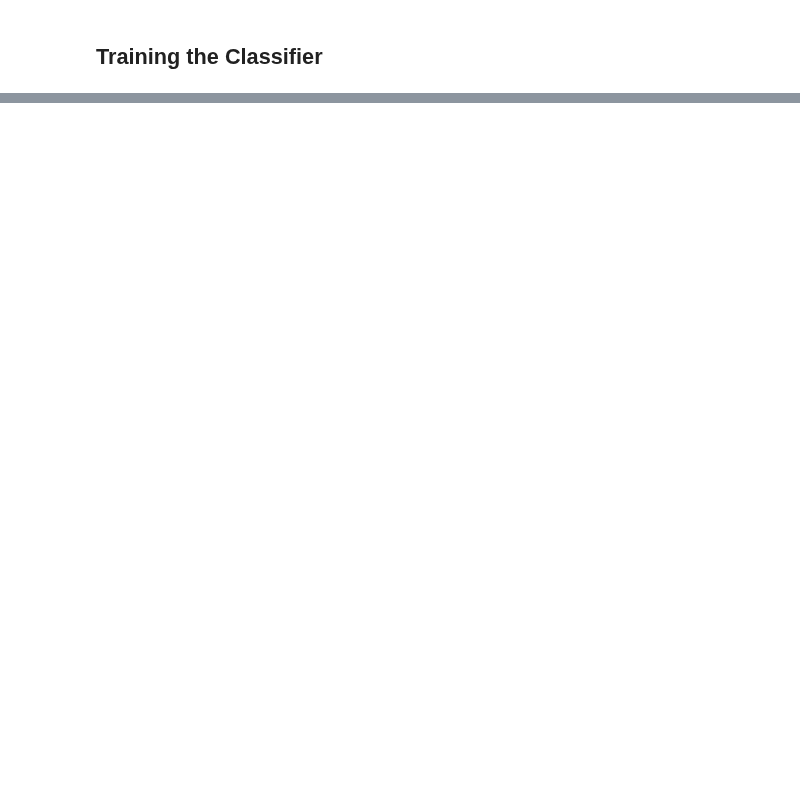
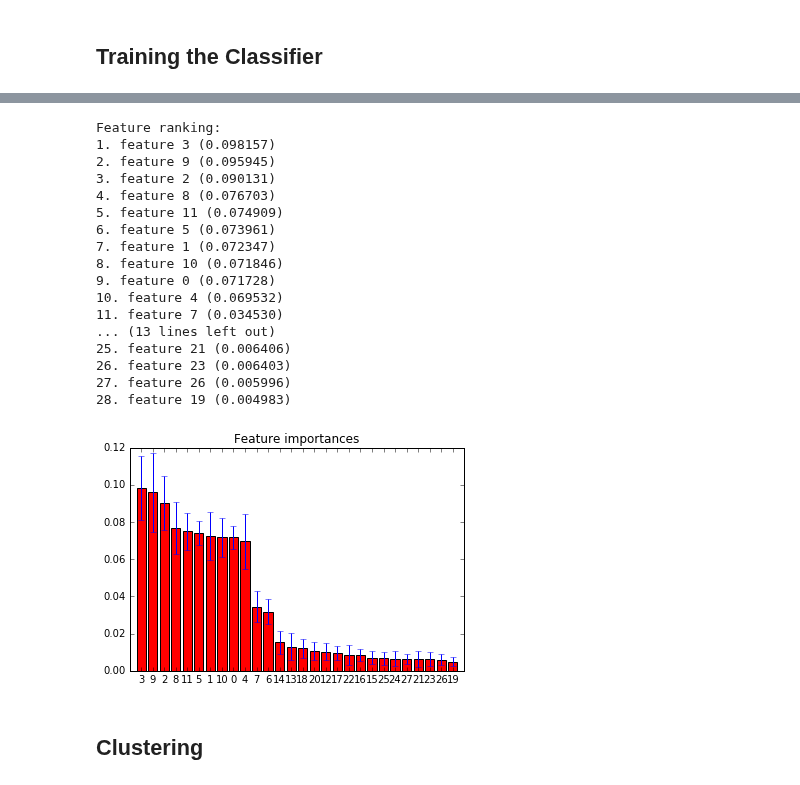
Before and after one commit to Symsystem/adaepflHomework, a Jupyter notebook: 04 - Applied ML/04 - Applied ML.ipynb, the cells around one changed output, grey strips where cells are left out. Cells and saved outputs as stored; diff of their text form; code cells hidden in the pictures; blank space fills up the shorter version.

```diff
--- a/04 - Applied ML/04 - Applied ML.ipynb
+++ b/04 - Applied ML/04 - Applied ML.ipynb
@@ -189,0 +174,12 @@ for i in range(10) :
+# %%
+def labels_categories(y):
+    if(y['raterMean'] <= 0.2):
+        return 0
+    elif(y['raterMean'] <= 0.4):
+        return 1
+    elif(y['raterMean'] <= 0.6):
+        return 2
+    elif(y['raterMean'] <= 0.8):
+        return 3
+    else:
+        return 4
@@ -189,0 +240,49 @@ for i in range(10) :
+# %%
+## features importance :
+
+# Build a forest and compute the feature importances
+
+optimalNumberOfEstimators = 10 ### fill it !
+
+clf = RandomForestClassifier(n_estimators=optimalNumberOfEstimators)
+clf = clf.fit(X, Y)
+importances = clf.feature_importances_
+std = np.std([tree.feature_importances_ for tree in clf.estimators_],
+             axis=0)
+indices = np.argsort(importances)[::-1]
+
+# Print the feature ranking
+print("Feature ranking:")
+
+for f in range(X.shape[1]):
+    print("%d. feature %d (%f)" % (f + 1, indices[f], importances[indices[f]]))
+
+# Plot the feature importances of the forest
+plt.figure()
+plt.title("Feature importances")
+plt.bar(range(X.shape[1]), importances[indices],
+       color="r", yerr=std[indices], align="center")
+plt.xticks(range(X.shape[1]), indices)
+plt.xlim([-1, X.shape[1]])
+plt.show()
+# %% [output]
+Feature ranking:
+1. feature 3 (0.098157)
+2. feature 9 (0.095945)
+3. feature 2 (0.090131)
+4. feature 8 (0.076703)
+5. feature 11 (0.074909)
+6. feature 5 (0.073961)
+7. feature 1 (0.072347)
+8. feature 10 (0.071846)
+9. feature 0 (0.071728)
+10. feature 4 (0.069532)
+11. feature 7 (0.034530)
+... (13 lines left out)
+25. feature 21 (0.006406)
+26. feature 23 (0.006403)
+27. feature 26 (0.005996)
+28. feature 19 (0.004983)
+[figure, added]
+# %% [markdown]
+## Clustering
```
Also changed, not shown: parts of 21 cells of this notebook.
